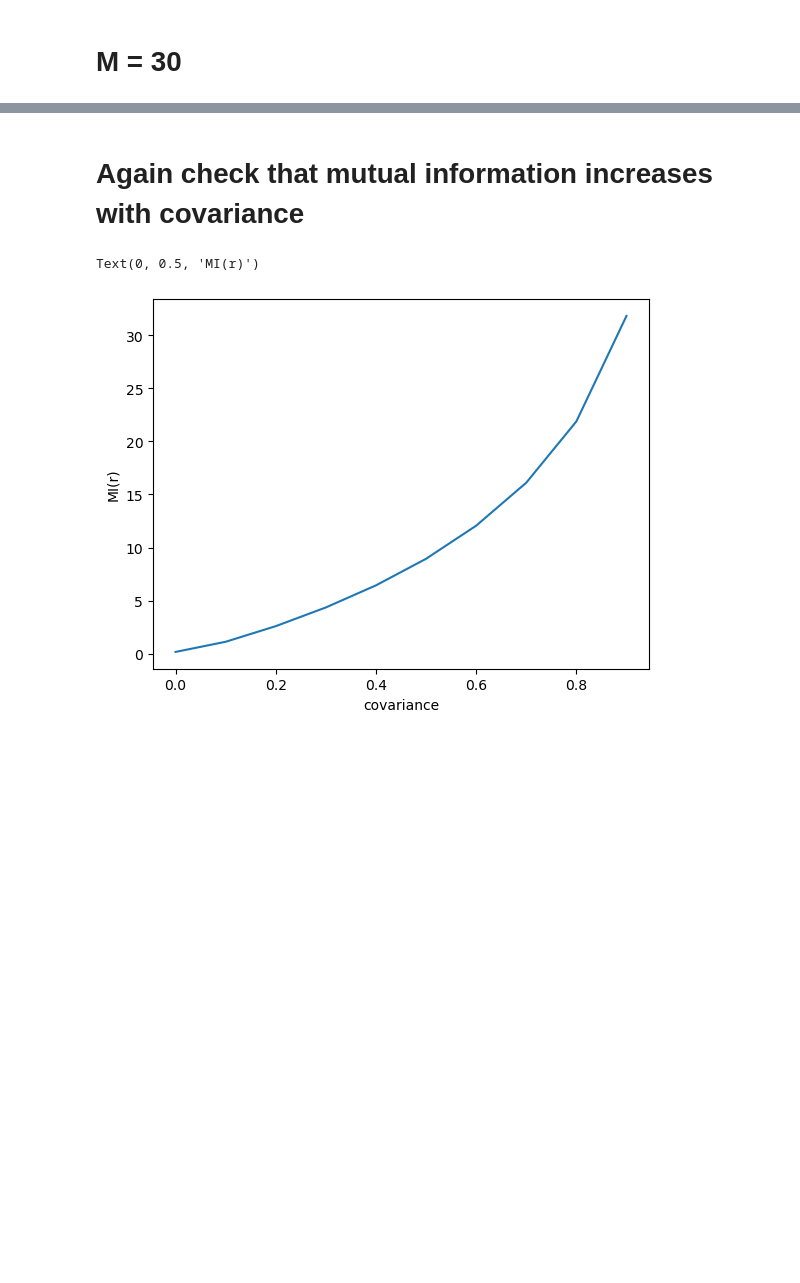
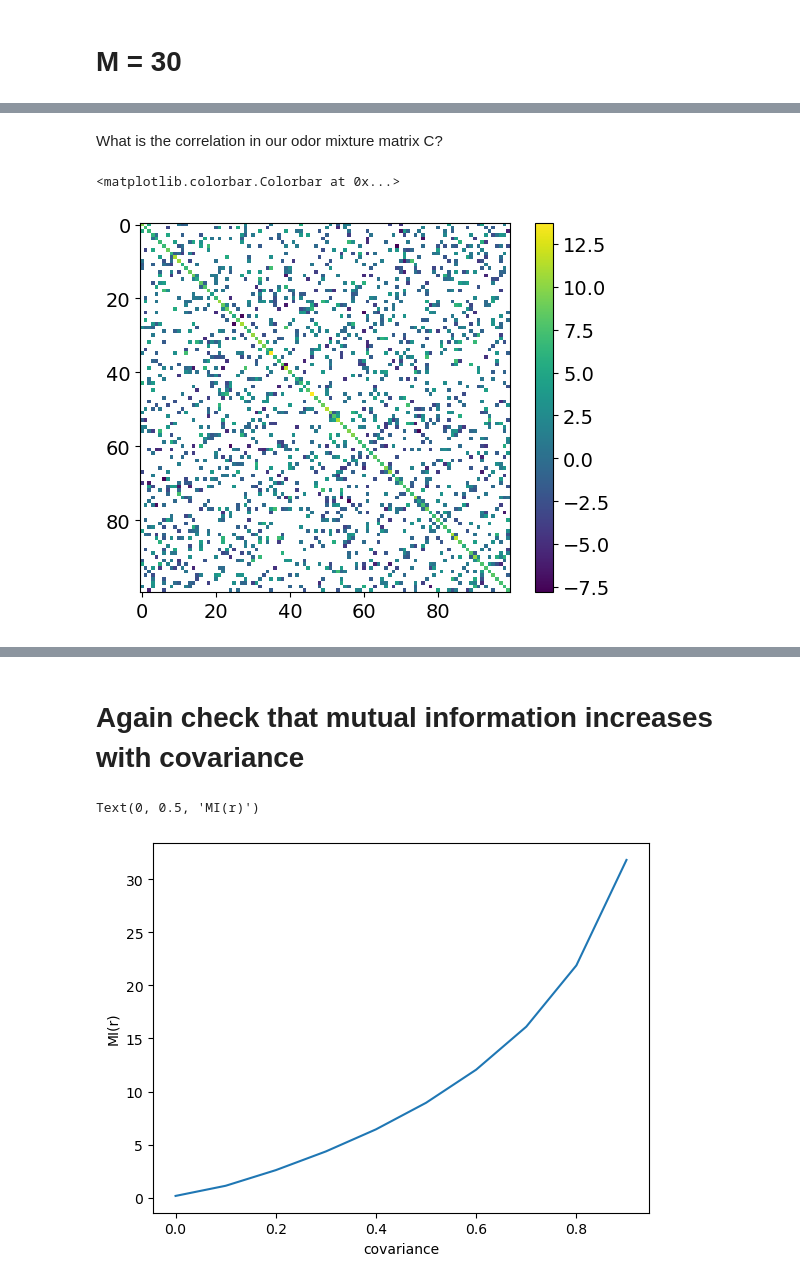
Before and after one commit to juancarlosfdc/noncanonical-olfaction, a Jupyter notebook: canonical-model-jax.ipynb, the cells around one changed output, grey strips where cells are left out. Drawn from its saved outputs; the diff is of its cells as text; code cells hidden in the pictures; blank space fills up the shorter version.

```diff
--- a/canonical-model-jax.ipynb
+++ b/canonical-model-jax.ipynb
@@ -328,3 +353,11 @@ W2 = W_opt**2
+# %% [markdown]
+What is the correlation in our odor mixture matrix C?
+# %%
+plt.imshow(jnp.log(os.cs @ os.cs.T))
+plt.colorbar()
+# %% [output]
+<matplotlib.colorbar.Colorbar at 0x...>
+[figure, added]
 # %%
 def plot_W(W_init, W_opt, entropies):
     fig = plt.figure(figsize=(18, 5))
```
Also changed, not shown: parts of 41 cells of this notebook.
